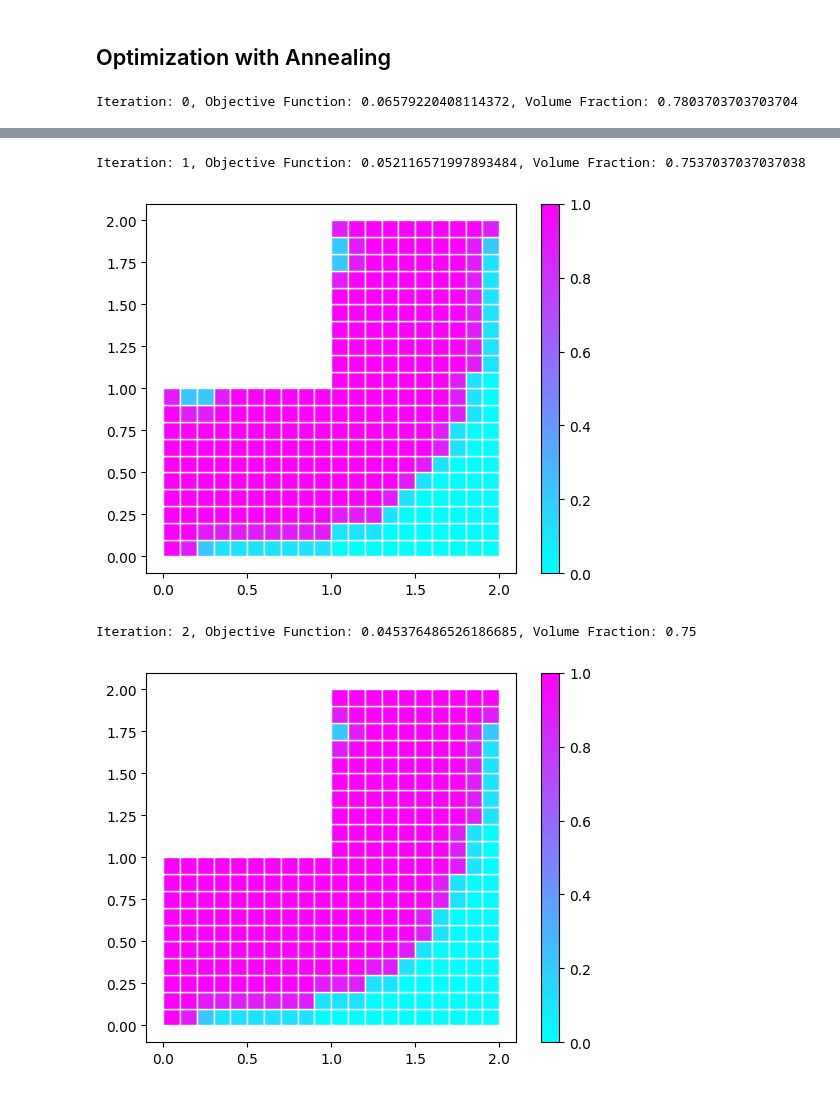
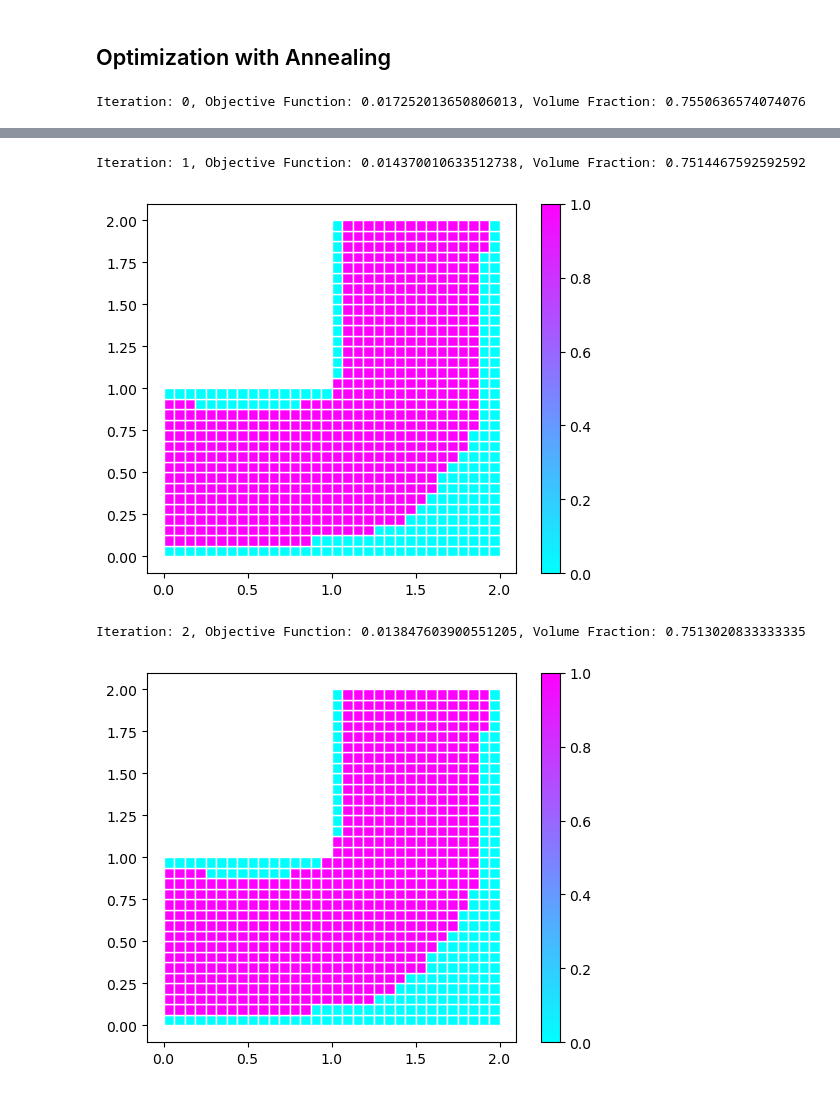
Before and after one commit to EngiOptiQA/TopoFlow, a Jupyter notebook: notebooks/L-channel/L-channel.ipynb, the cells around one changed output, grey strips where cells are left out. Drawn from its saved outputs; the diff is of its cells as text; code cells hidden in the pictures.

```diff
--- a/notebooks/L-channel/L-channel.ipynb
+++ b/notebooks/L-channel/L-channel.ipynb
@@ -13,7 +13,7 @@ from optimizer import Annealing, AnnealingSolver, PolyTop
 ## Computational Mesh
 # %%
 # Create Meshes for L-Channel.
-n_elem_for_width = 10
+n_elem_for_width = 16
 mesh_v = MeshLChannel('Q2', n_elem_for_width)
 mesh_p = MeshLChannel('Q1', n_elem_for_width)
 
@@ -72,7 +72,7 @@ boundary_values_p= np.array(BC)
 ### Material Properties
 # %%
 viscosity = 1.0;
-density = 0.5
+density = 1
 # %% [markdown]
 ### Finite Element Model
 # %%
@@ -85,10 +92,11 @@ fem.set_boudary_values_v(boundary_values_v)
 volume_fraction_max = 0.75 # Volume fraction.
 
 density_initial = volume_fraction_max*np.ones(mesh_v.n_elem) # Initial density, i.e., design variables, for each element.
+density_initial_QA = np.ones(mesh_v.n_elem) # Initial density, i.e., design variables, for each element.
 density_min = 0.0; density_max = 1.0 # Lower and upper bound for design variables.
 
 design_tolerance = 0.01 # Convergence tolerance on design variables.
-max_iterations = 1 # Max. number of optimization steps.
+max_iterations = 150 # Max. number of optimization steps.
 
 opt_OCMove = 0.2  # Allowable move step in OC update scheme
 opt_OCEta = 0.5  # Exponent used in OC update scheme
@@ -116,13 +171,13 @@ from amplify.client import FixstarsClient
 client = FixstarsClient()
 client.parameters.timeout = 500
 client.parameters.outputs.duplicate = True
-client.token = ''
-client.proxy = ''
+client.token = 'AE/1WaScy7jya1I2su6uQKSd0z0L11wAY0D '
+#client.proxy = ''
 
 annealing_solver = AnnealingSolver(client)
 # %%
 annealing_optimizer = Annealing(fem)
 annealing_optimizer.optimize(annealing_solver,
-                             density_initial, density_min, density_max, volume_fraction_max)
+                             density_initial_QA, density_min, density_max, volume_fraction_max)
 # %% [output]
-Iteration: 0, Objective Function: 0.06579220408114372, Volume Fraction: 0.7803703703703704
+Iteration: 0, Objective Function: 0.017252013650806013, Volume Fraction: 0.7550636574074076
@@ -130,7 +185,7 @@ Iteration: 0, Objective Function: 0.06579220408114372, Volume Fraction: 0.780370
-Iteration: 1, Objective Function: 0.052116571997893484, Volume Fraction: 0.7537037037037038
+Iteration: 1, Objective Function: 0.014370010633512738, Volume Fraction: 0.7514467592592592
-[figure, old version]
+[figure, new version]
-Iteration: 2, Objective Function: 0.045376486526186685, Volume Fraction: 0.75
+Iteration: 2, Objective Function: 0.013847603900551205, Volume Fraction: 0.7513020833333335
-[figure, old version]
+[figure, new version]
 # %%
 annealing_optimizer.plot_history()
 # %% [output]
```
Also changed, not shown: parts of 7 cells of this notebook.
